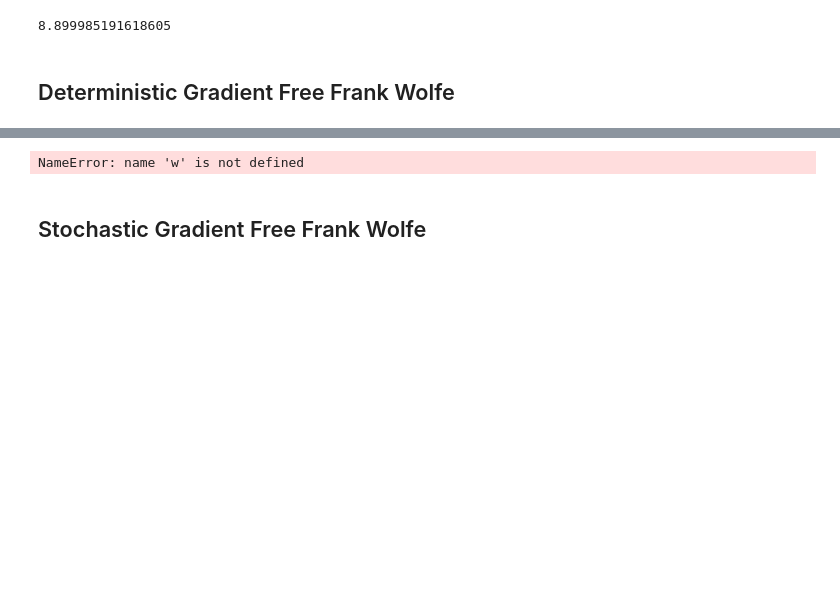
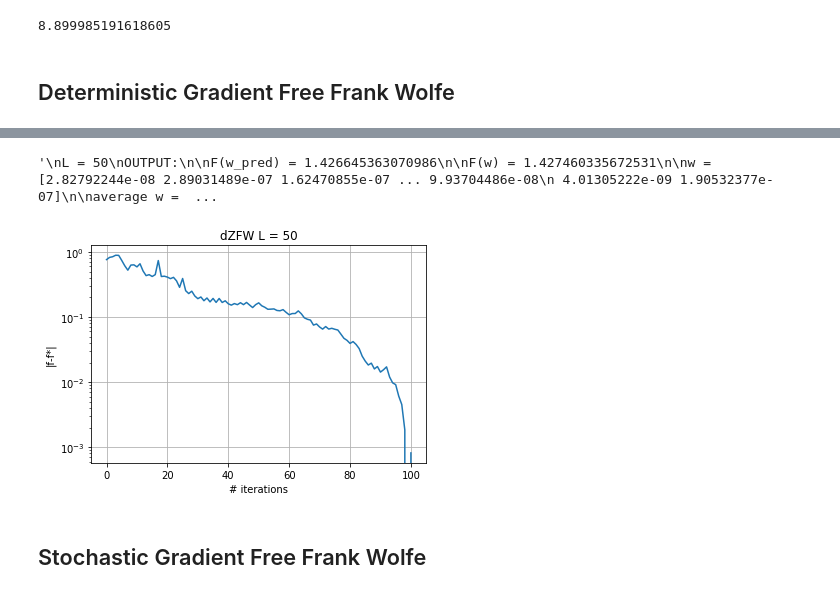
Before and after one commit to liacov/OPTproj, a Jupyter notebook: notebooks/CoxRegression.ipynb, the cells around one changed output, grey strips where cells are left out. Cells and saved outputs as stored; diff of their text form; code cells hidden in the pictures; blank space fills up the shorter version.

```diff
--- a/notebooks/CoxRegression.ipynb
+++ b/notebooks/CoxRegression.ipynb
@@ -76,8 +84,33 @@ KeyboardInterrupt:
-# %%
-print(F(w0), F(w))
-print(f'OUTPUT:\n\nF(w_pred) = {fpred}\n\nF(w) = {f}\n\nw = {w}\n\naverage w = {mean}\n\nT = {t}')
-# %% [output]
-NameError: name 'w' is not defined
+# %%
+'''
+L = 50
+OUTPUT:
+
+F(w_pred) = 1.426645363070986
+
+F(w) = 1.427460335672531
+
+w = [2.82792244e-08 2.89031489e-07 1.62470855e-07 ... 9.93704486e-08
+ 4.01305222e-09 1.90532377e-07]
+
+average w = [1.42810083e-06 1.45960902e-05 8.20477818e-06 ... 5.01820765e-06
+ 2.02659137e-07 9.62188506e-06]
+
+T = 100
+2.1905202447317844 1.427460335672531
+'''
+# %% [output]
+'\nL = 50\nOUTPUT:\n\nF(w_pred) = 1.426645363070986\n\nF(w) = 1.427460335672531\n\nw = [2.82792244e-08 2.89031489e-07 1.62470855e-07 ... 9.93704486e-08\n 4.01305222e-09 1.90532377e-07]\n\naverage w =  ...
+# %%
+f_d = np.load('../Data/results/function_DZFW_cox_50.npy')
+plt.plot(f_d - f_star)
+plt.yscale("log")
+plt.title("dZFW L = 50")
+plt.xlabel("# iterations")
+plt.ylabel("|f-f*|")
+plt.grid()
+# %% [output]
+[figure, added]
 # %% [markdown]
 ## Stochastic Gradient Free Frank Wolfe
 # %%
```
Also changed, not shown: parts of 20 cells of this notebook, 7 other files.
